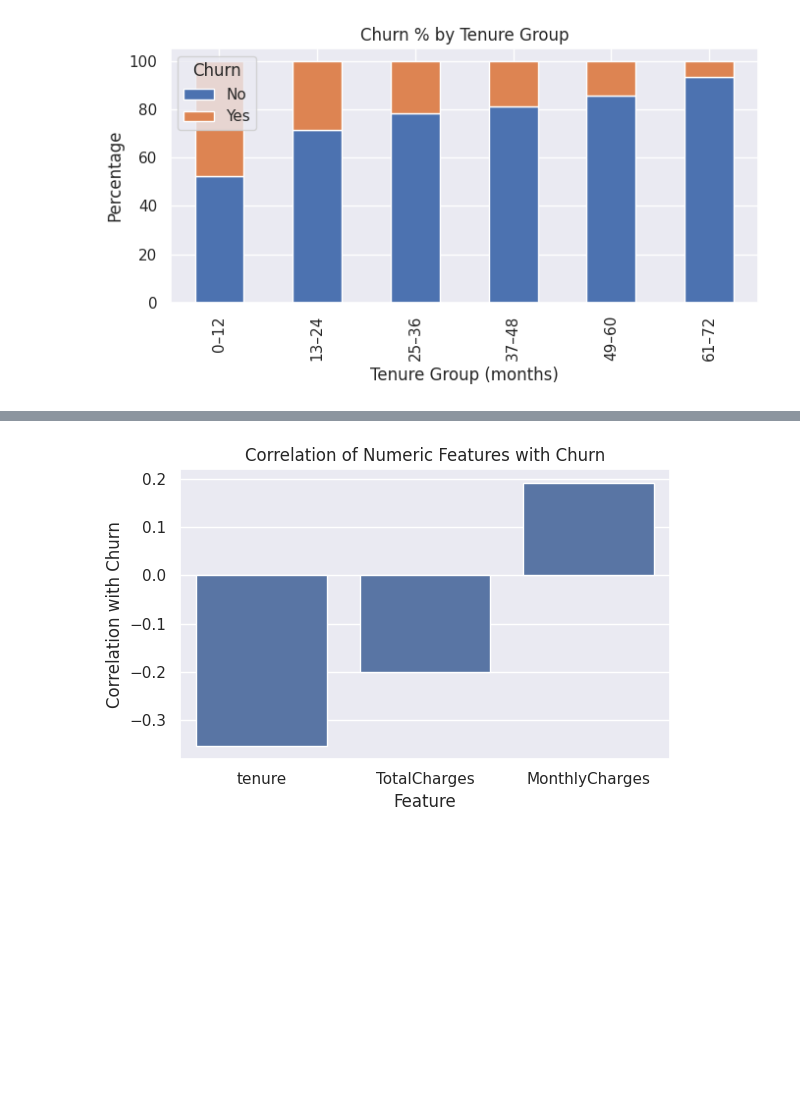
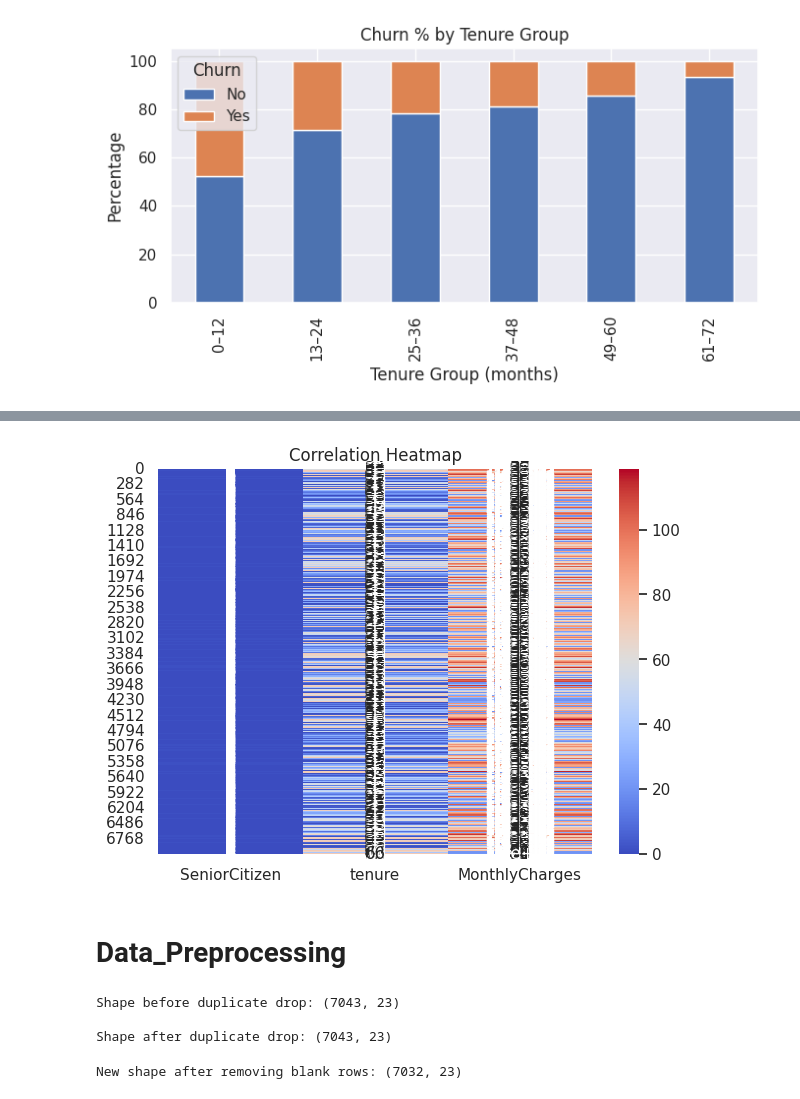
Before and after one commit to anushanthbalachandran/ML_Coursework_Telco_Customer_Churn, a Jupyter notebook: 2425477_20241130_Anushanth.ipynb, the cells around one changed output, grey strips where cells are left out. Drawn from its saved outputs; the diff is of its cells as text; code cells hidden in the pictures; blank space fills up the shorter version.

```diff
--- a/2425477_20241130_Anushanth.ipynb
+++ b/2425477_20241130_Anushanth.ipynb
@@ -332,7 +338,0 @@ No               92.565789   7.434211
-# %%
-inputs["ChurnEncoded"] = inputs["Churn"].map({"No":0, "Yes":1})
-
-plt.figure(figsize=(7,5))
-sns.heatmap(inputs[numeric_cols + ["ChurnEncoded"]].corr(), annot=True, cmap="coolwarm")
-plt.title("Correlation Heatmap")
-plt.show()
@@ -555,22 +392,23 @@ plt.show()
-# %%
-import numpy as np
-
-# Encode churn
-inputs_corr = inputs.copy()
-inputs_corr["ChurnEncoded"] = inputs_corr["Churn"].map({"No": 0, "Yes": 1})
-
-corr_vals = inputs_corr[["tenure", "MonthlyCharges", "TotalCharges", "ChurnEncoded"]].corr()["ChurnEncoded"].drop("ChurnEncoded")
-corr_vals = corr_vals.sort_values()
-
-plt.figure(figsize=(6,4))
-sns.barplot(x=corr_vals.index, y=corr_vals.values)
-plt.title("Correlation of Numeric Features with Churn")
-plt.ylabel("Correlation with Churn")
-plt.xlabel("Feature")
-plt.tight_layout()
-plt.show()
-# %% [output]
-[figure, removed]
+# %%
+plt.figure(figsize=(7,5))
+sns.heatmap(inputs[numeric_cols], annot=True, cmap="coolwarm")
+plt.title("Correlation Heatmap")
+plt.show()
+# %% [output]
+[figure, added]
+# %% [markdown]
+# Data_Preprocessing
+# %%
+# Shape before duplicate drop
+print("Shape before duplicate drop:", inputs.shape)
+print()
+inputs = inputs.drop_duplicates()
+# Shape after duplicate drop
+print("Shape after duplicate drop:", inputs.shape)
+# %% [output]
+Shape before duplicate drop: (7043, 23)
+
+Shape after duplicate drop: (7043, 23)
 # %%
 from sklearn.model_selection import train_test_split
 from sklearn.preprocessing import OneHotEncoder, MinMaxScaler
@@ -578,3 +416,10 @@ from sklearn.compose import ColumnTransformer
 
 # Label encode target
 inputs["Churn"] = inputs["Churn"].map({"No": 0, "Yes": 1})
+# %%
+# Remove rows where ANY column contains blank string or only spaces
+inputs = inputs[~inputs.apply(lambda row: row.astype(str).str.strip().eq("").any(), axis=1)].reset_index(drop=True)
+
+print("New shape after removing blank rows:", inputs.shape)
+# %% [output]
+New shape after removing blank rows: (7032, 23)
```
Also changed, not shown: parts of 30 cells of this notebook.
